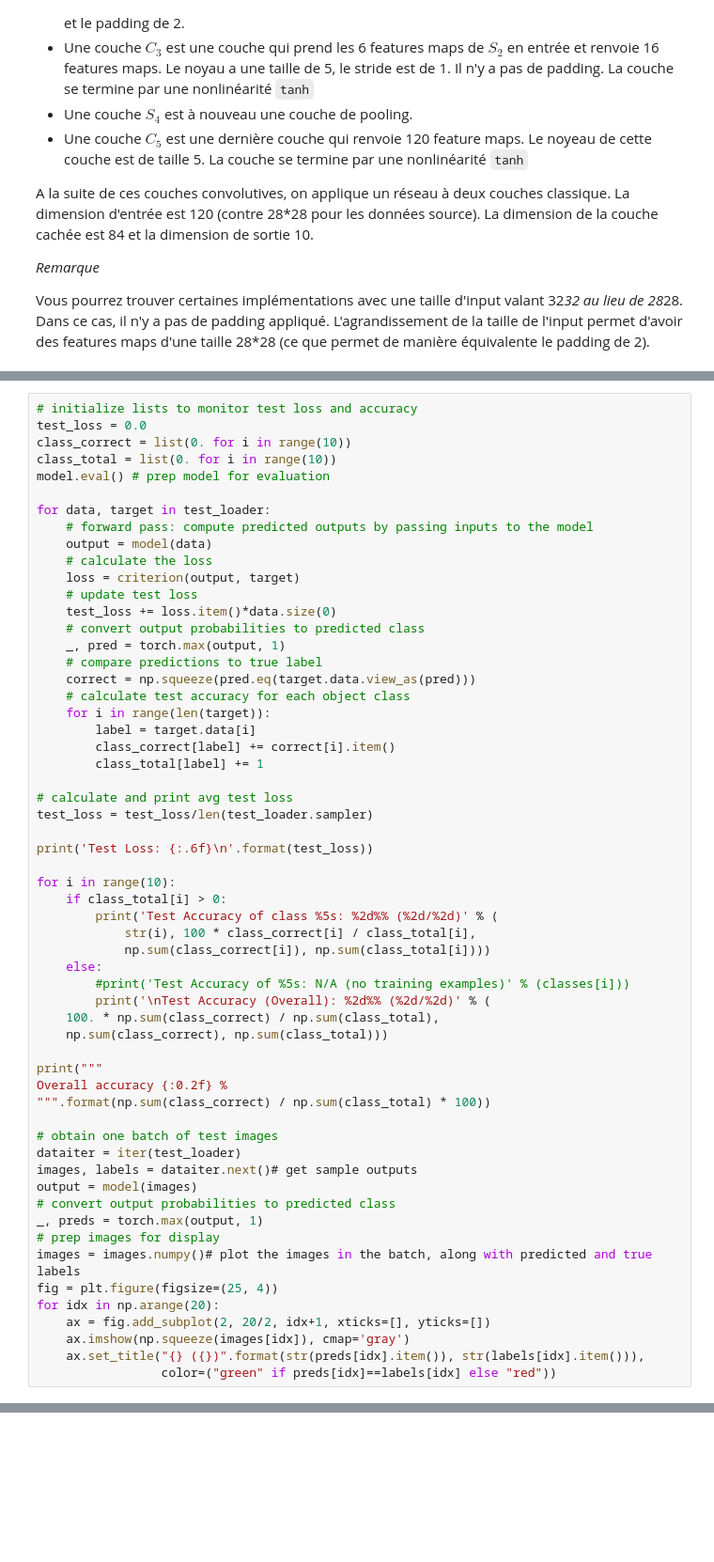
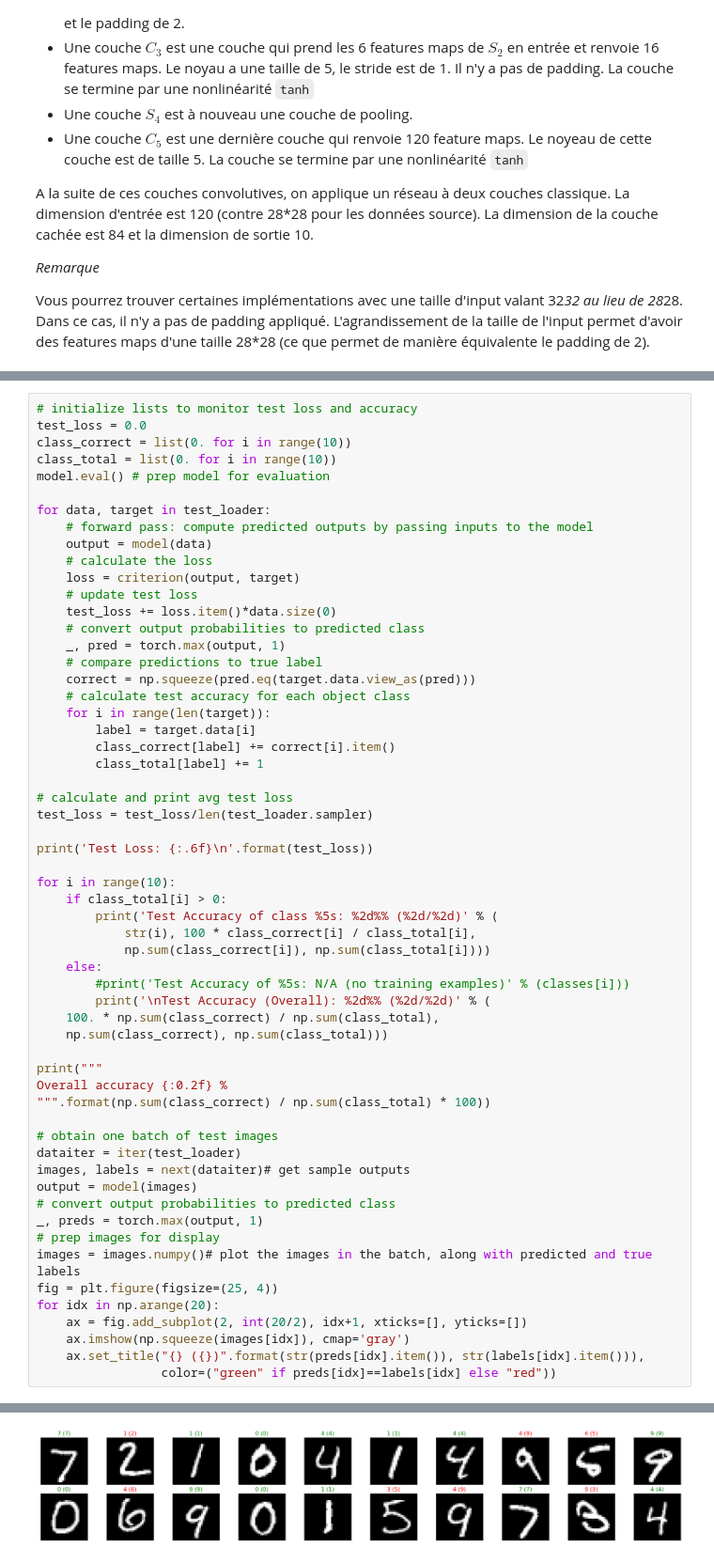
Before and after one commit to gabrielkasmi/statapp-ensae, a Jupyter notebook: mlp-and-convnet.ipynb, the cells around one changed output, grey strips where cells are left out. Shown: that part at 94% size. Drawn from its saved outputs; the diff is of its cells as text; blank space fills up the shorter version.

```diff
--- a/mlp-and-convnet.ipynb
+++ b/mlp-and-convnet.ipynb
@@ -541,7 +583,7 @@ Overall accuracy {:0.2f} %
 
 # obtain one batch of test images
 dataiter = iter(test_loader)
-images, labels = dataiter.next()# get sample outputs
+images, labels = next(dataiter)# get sample outputs
 output = model(images)
 # convert output probabilities to predicted class
 _, preds = torch.max(output, 1)
@@ -549,7 +591,8 @@ _, preds = torch.max(output, 1)
 images = images.numpy()# plot the images in the batch, along with predicted and true labels
 fig = plt.figure(figsize=(25, 4))
 for idx in np.arange(20):
-    ax = fig.add_subplot(2, 20/2, idx+1, xticks=[], yticks=[])
+    ax = fig.add_subplot(2, int(20/2), idx+1, xticks=[], yticks=[])
     ax.imshow(np.squeeze(images[idx]), cmap='gray')
     ax.set_title("{} ({})".format(str(preds[idx].item()), str(labels[idx].item())),
                  color=("green" if preds[idx]==labels[idx] else "red"))
+# %% [output]
@@ -556,3 +613,4 @@ for idx in np.arange(20):
+[figure, added]
 # %% [markdown]
 ## Exploration
 
```
Also changed, not shown: parts of 4 cells of this notebook.
